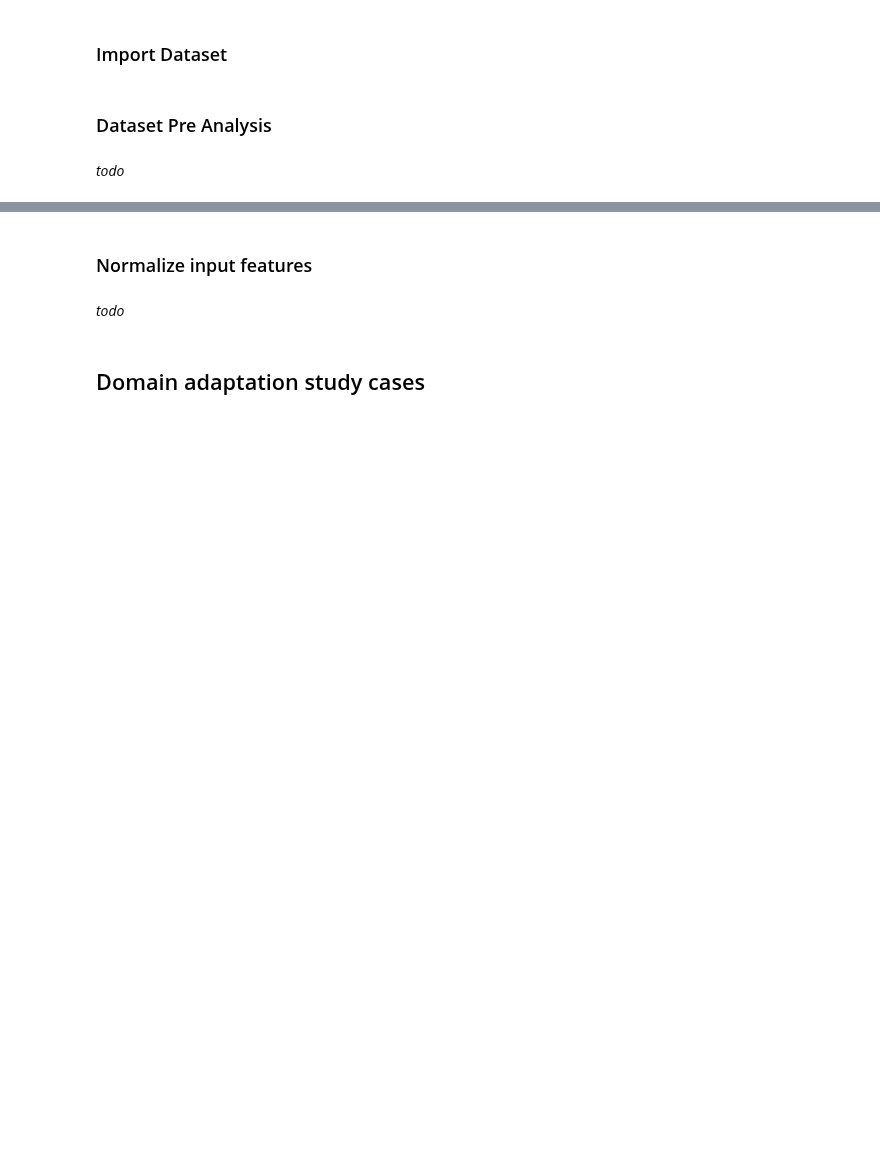
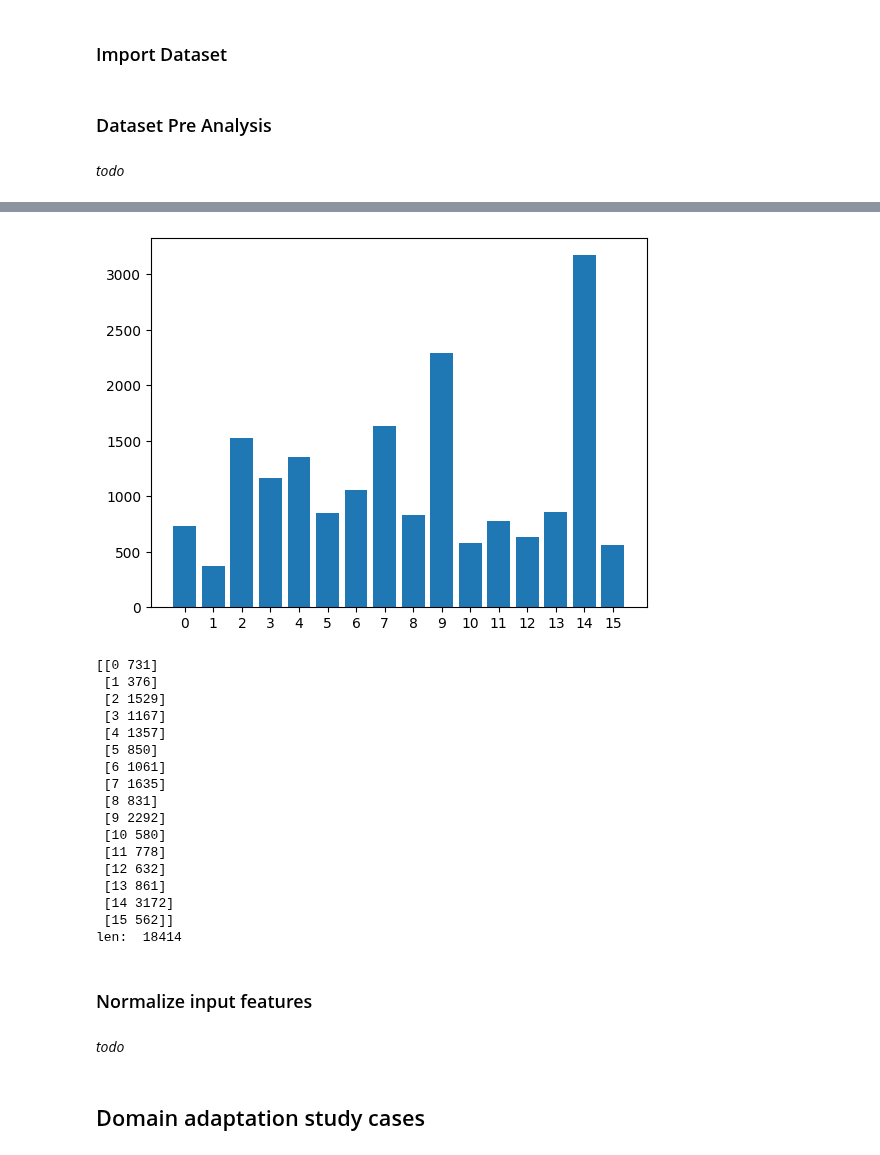
Before and after one commit to wredan/deep-learning-project, a Jupyter notebook: domain_adapt_notebook.ipynb, the cells around one changed output, grey strips where cells are left out. Saved outputs shown, nothing was run; the diff lists cells and outputs as text; code cells hidden in the pictures; blank space fills up the shorter version.

```diff
--- a/domain_adapt_notebook.ipynb
+++ b/domain_adapt_notebook.ipynb
@@ -394,0 +449,38 @@ class CulturalSiteDataModule(pl.LightningDataModule):
+# %%
+image_dataset = dm.get_train_dataset().get_image_dataset()
+filtered_dataset = []
+soglia_pixel = 60
+for el in image_dataset:
+    h = el[1].shape[0]
+    w = el[1].shape[1]
+    if h/w> 0.6 and h/w < 2 and h > soglia_pixel and w > soglia_pixel:
+        filtered_dataset.append(el)
+
+arr = np.array(filtered_dataset)
+
+unique, counts = np.unique(arr[:, 2], return_counts=True)
+
+plt.bar(unique, counts)
+plt.xticks(unique.astype(np.float32))
+plt.show()
+print(np.column_stack((unique,counts)))
+print("len: ", len(arr))
+# %% [output]
+[figure, added]
+[[0 731]
+ [1 376]
+ [2 1529]
+ [3 1167]
+ [4 1357]
+ [5 850]
+ [6 1061]
+ [7 1635]
+ [8 831]
+ [9 2292]
+ [10 580]
+ [11 778]
+ [12 632]
+ [13 861]
+ [14 3172]
+ [15 562]]
+len:  18414
```
Also changed, not shown: parts of 4 cells of this notebook.
